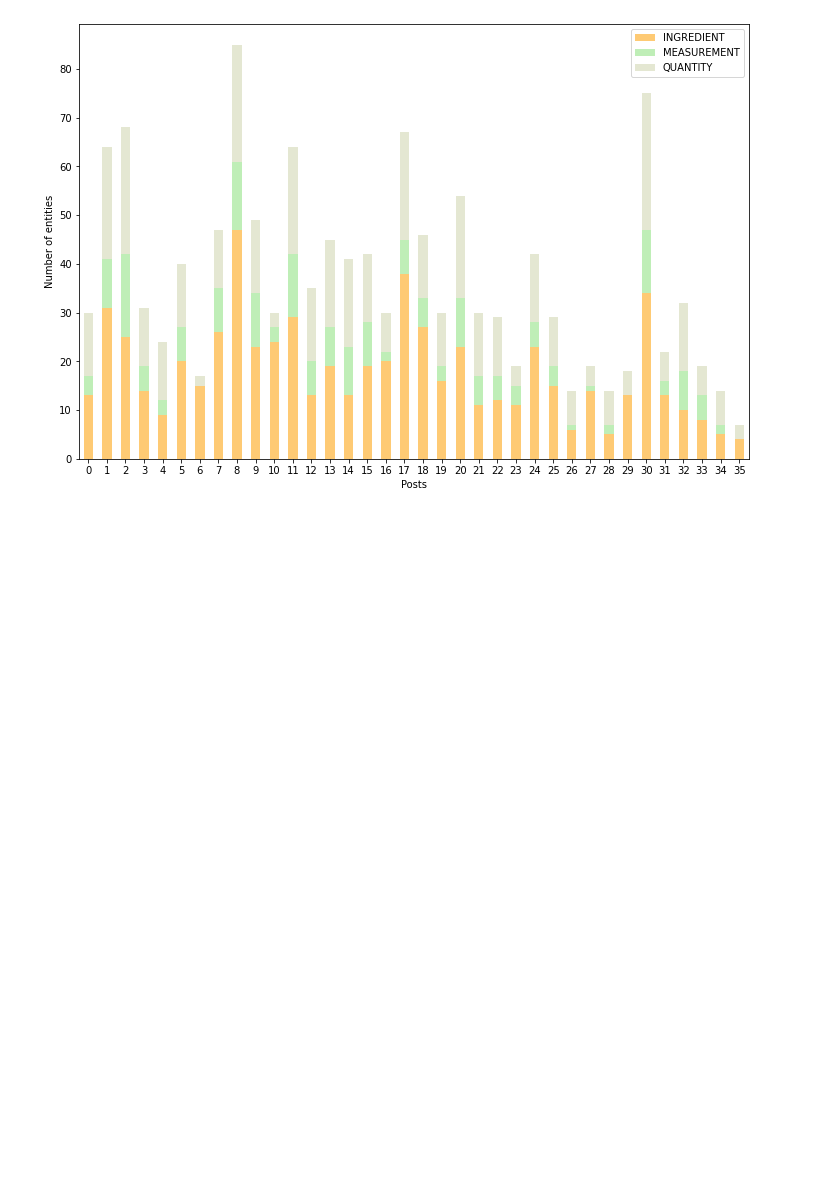
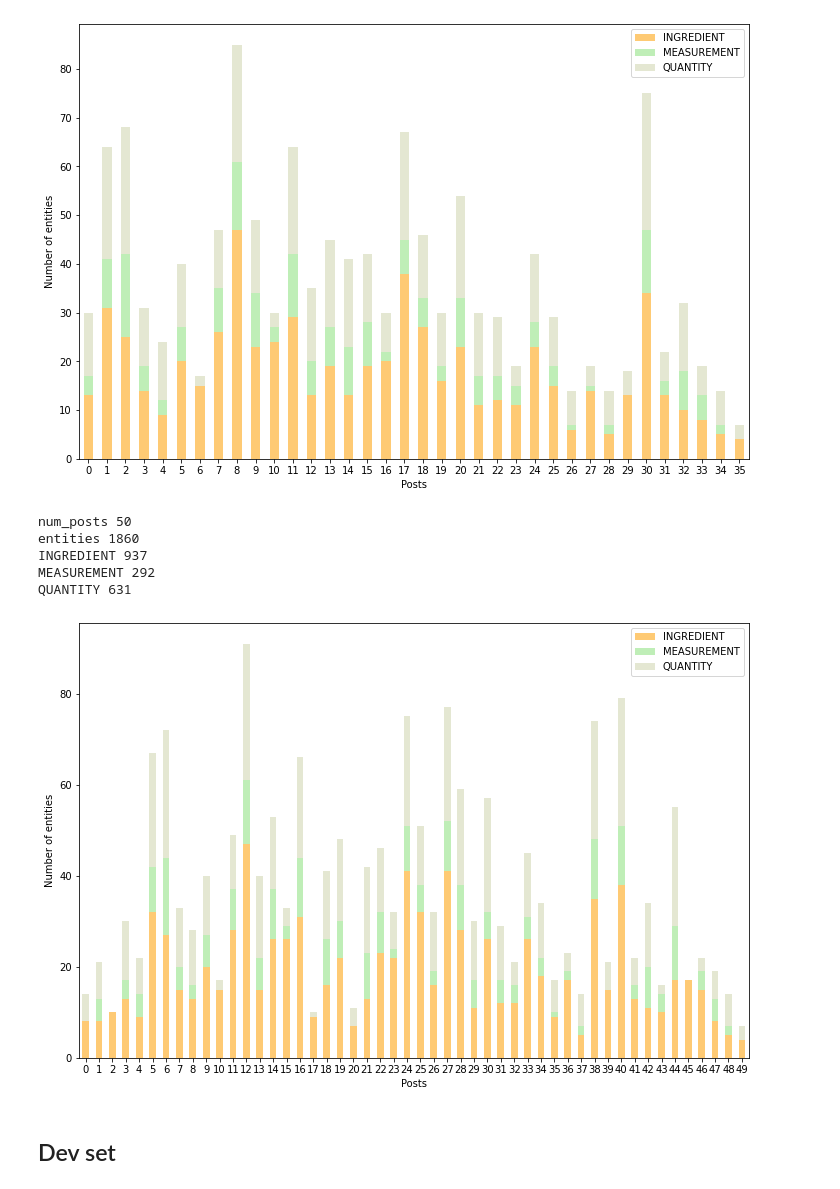
Before and after one commit to maxkirwan/nutrition-insta, a Jupyter notebook: Recipe Classification/NER tagger on preprocessed data/annotation_statistics.ipynb, the cells around one changed output. Drawn from its saved outputs; the diff is of its cells as text; code cells hidden in the pictures; blank space fills up the shorter version.

```diff
--- a/Recipe Classification/NER tagger on preprocessed data/annotation_statistics.ipynb
+++ b/Recipe Classification/NER tagger on preprocessed data/annotation_statistics.ipynb
@@ -98,3 +107,24 @@ ax = annotations.plot.bar(y=['INGREDIENT', 'MEASUREMENT', 'QUANTITY'],
 plt.show()
 # %% [output]
 [figure]
+# %%
+print(f'num_posts {len(TEST_DATA)}')
+for col in ['entities', 'INGREDIENT', 'MEASUREMENT', 'QUANTITY']:
+    print(col, TEST_DATA[col].sum())
+# %% [output]
+num_posts 50
+entities 1860
+INGREDIENT 937
+MEASUREMENT 292
+QUANTITY 631
+# %%
+ax = TEST_DATA.plot.bar(y=['INGREDIENT', 'MEASUREMENT', 'QUANTITY'],
+                          rot=0,
+                          stacked=True,
+                          color=colors,
+                          figsize=(12,8), xlabel='Posts', ylabel='Number of entities')
+plt.show()
+# %% [output]
+[figure, added]
+# %% [markdown]
+## Dev set
```
Also changed, not shown: parts of 13 cells of this notebook, 1 other file.
